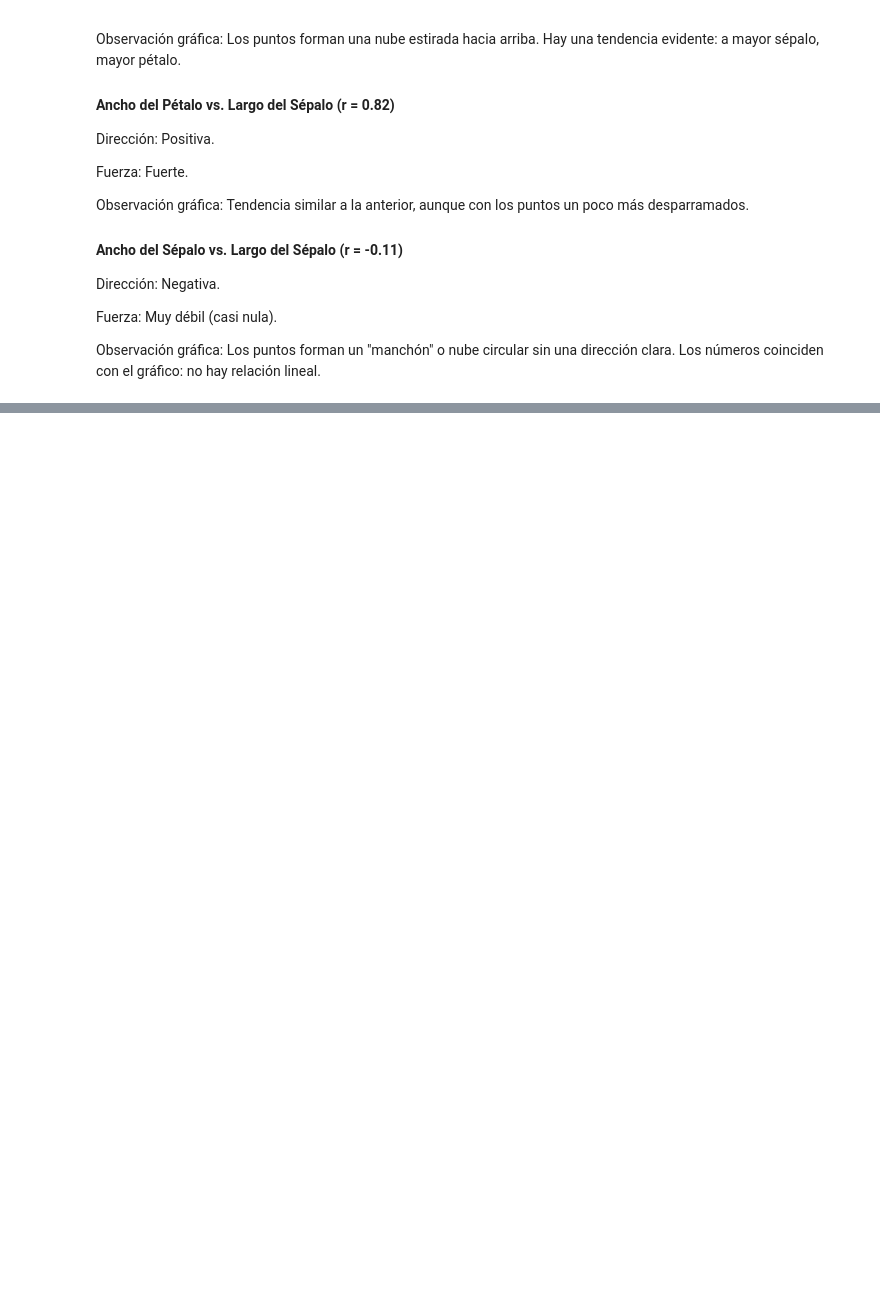
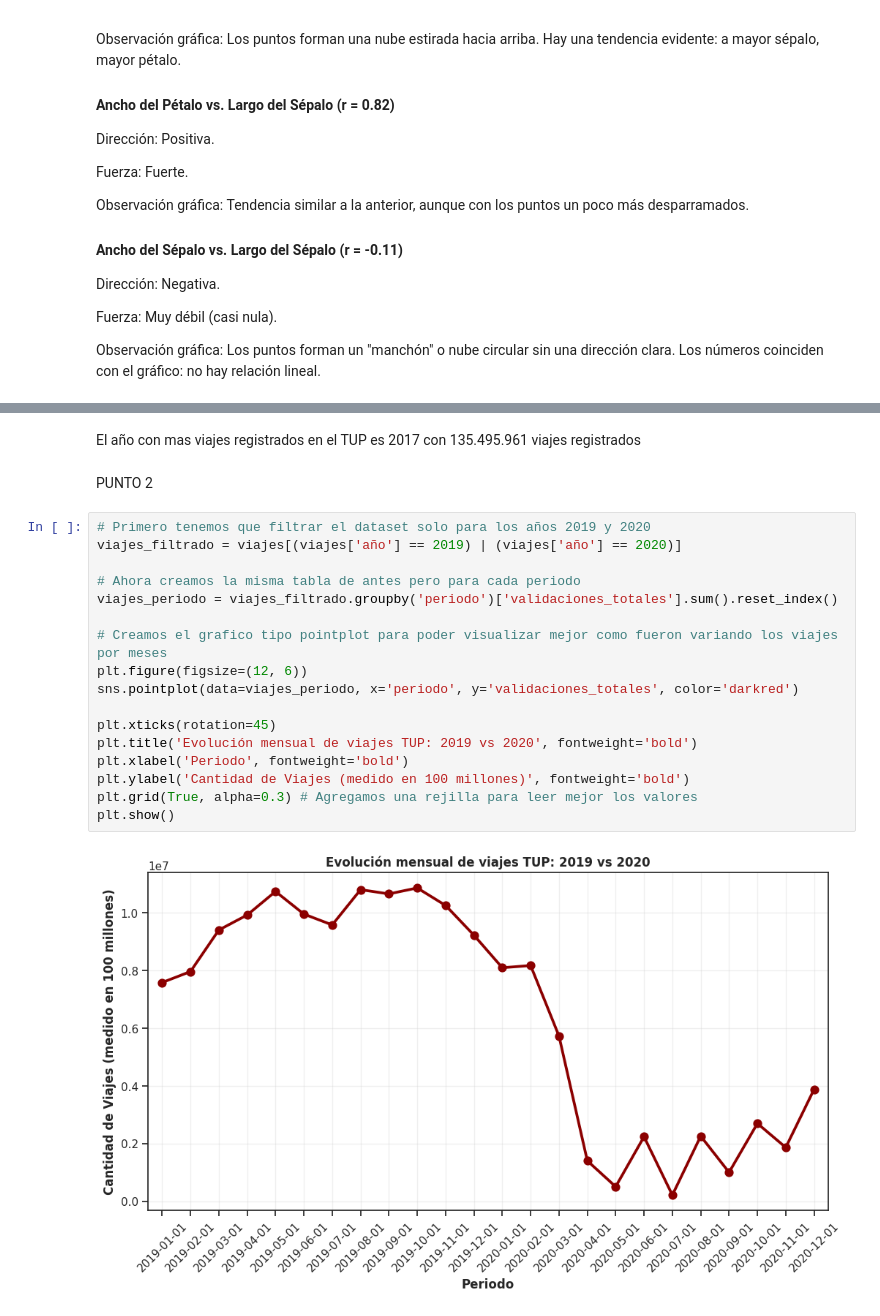
Before and after one commit to winttita/TUIA, a Jupyter notebook: Segundo/Fundamento de Ciencia de Datos/U4 - Visualizacion/practica4.ipynb, the cells around one changed output, grey strips where cells are left out. Saved outputs shown, nothing was run; the diff lists cells and outputs as text; blank space fills up the shorter version.

```diff
--- a/Segundo/Fundamento de Ciencia de Datos/U4 - Visualizacion/practica4.ipynb
+++ b/Segundo/Fundamento de Ciencia de Datos/U4 - Visualizacion/practica4.ipynb
@@ -659,0 +741,23 @@ Observación gráfica: Los puntos forman un "manchón" o nube circular sin una d
+# %% [markdown]
+El año con mas viajes registrados en el TUP es 2017 con 135.495.961 viajes registrados
+# %% [markdown]
+PUNTO 2
+# %%
+# Primero tenemos que filtrar el dataset solo para los años 2019 y 2020
+viajes_filtrado = viajes[(viajes['año'] == 2019) | (viajes['año'] == 2020)]
+
+# Ahora creamos la misma tabla de antes pero para cada periodo
+viajes_periodo = viajes_filtrado.groupby('periodo')['validaciones_totales'].sum().reset_index()
+
+# Creamos el grafico tipo pointplot para poder visualizar mejor como fueron variando los viajes por meses
+plt.figure(figsize=(12, 6))
+sns.pointplot(data=viajes_periodo, x='periodo', y='validaciones_totales', color='darkred')
+
+plt.xticks(rotation=45)
+plt.title('Evolución mensual de viajes TUP: 2019 vs 2020', fontweight='bold')
+plt.xlabel('Periodo', fontweight='bold')
+plt.ylabel('Cantidad de Viajes (medido en 100 millones)', fontweight='bold')
+plt.grid(True, alpha=0.3) # Agregamos una rejilla para leer mejor los valores
+plt.show()
+# %% [output]
+[figure, added]
```
Also changed, not shown: parts of 38 cells of this notebook, 1 other file.
